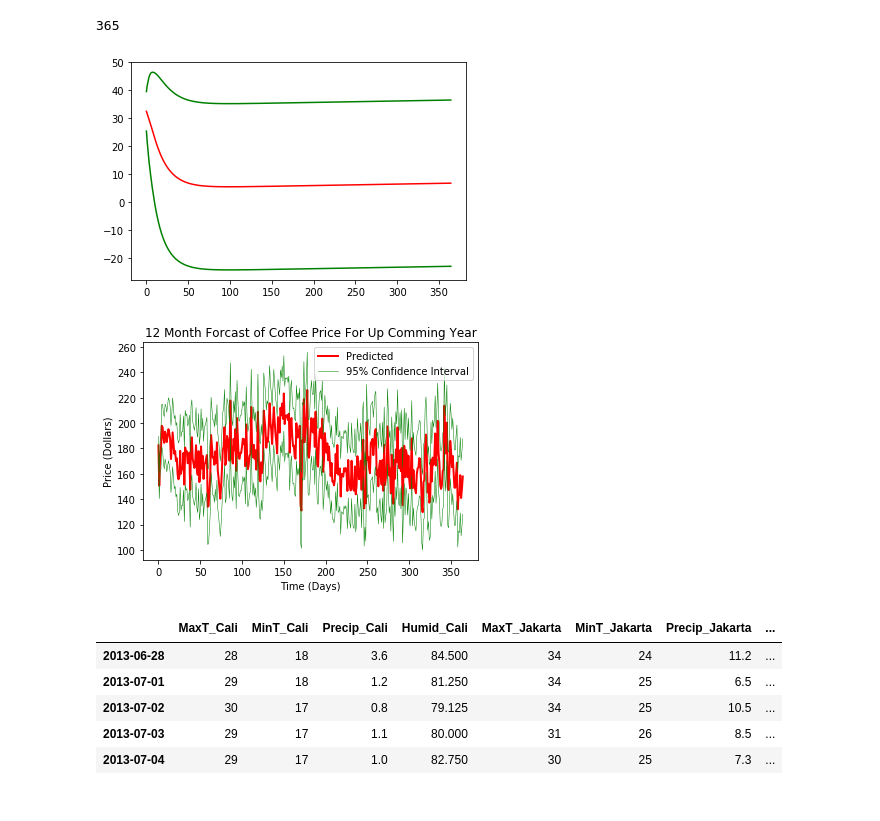
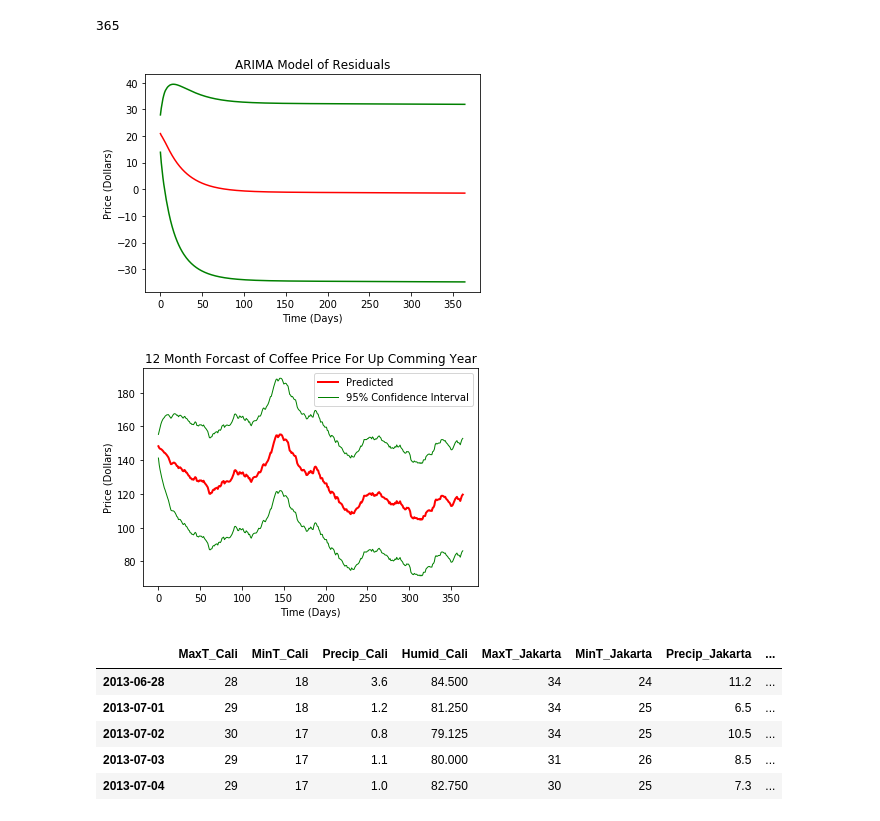
Before and after one commit to jgroth1/Project_1_Coffee_Price_Predictors, a Jupyter notebook: Analysis/Regression_Analysis.ipynb, the cells around one changed output. Drawn from its saved outputs; the diff is of its cells as text; code cells hidden in the pictures.

Commit message:
improved plots

```diff
--- a/Analysis/Regression_Analysis.ipynb
+++ b/Analysis/Regression_Analysis.ipynb
@@ -505,7 +505,7 @@ FS_test = FS_test[:]
 T_train = T_train[:]
 T_test = T_test[:]
 regression1 = RidgeCV(alphas=[0.1,0.5,1.0,2.0,3.0,5.0,10.0])
-regression2 = Lasso(alpha=1)
+regression2 = Lasso(alpha=1.8)
 regression3 = HuberRegressor(epsilon=2, alpha=.5)
 model1 = regression1.fit(FS_train, T_train)
 model2 = regression2.fit(FS_train, T_train)
@@ -854,17 +858,22 @@ Conversion of the second argument of issubdtype from `float` to `np.floating` is
 # %%
 plt.plot(forecast[0], color='red')
 plt.plot(forecast[2], color='green')
+plt.title('ARIMA Model of Residuals')
+plt.xlabel('Time (Days)')
+plt.ylabel('Price (Dollars)')
+plt.savefig('arima2.png')
 plt.show()
 # %% [output]
-[figure, old version]
+[figure, new version]
 # %%
-plt.plot(forecast_next_year + forecast[0], color='red', linewidth=2, label='Predicted')
+origin_diff = forecast_next_year[1] - target[-1]
+plt.plot(forecast_next_year + forecast[0] - origin_diff, color='red', linewidth=2, label='Predicted')
 
-x1 = forecast_next_year + forecast[2][:,0]
-x2 = forecast_next_year + forecast[2][:,1]
+x1 = forecast_next_year + forecast[2][:,0] - origin_diff
+x2 = forecast_next_year + forecast[2][:,1] - origin_diff
 x = (x1,x2)
-plt.plot(x1, color='g', linewidth=.5, label='95% Confidence Interval')
-plt.plot(x2, color='g', linewidth=.5)
+plt.plot(x1, color='g', linewidth=1, label='95% Confidence Interval')
+plt.plot(x2, color='g', linewidth=1)
 plt.xlabel('Time (Days)')
 plt.ylabel('Price (Dollars)')
 plt.title('12 Month Forcast of Coffee Price For Up Comming Year')
@@ -872,7 +881,7 @@ plt.legend()
 plt.savefig('Forcast_Price.png')
 plt.show()
 # %% [output]
-[figure, old version]
+[figure, new version]
 # %%
 Combined_DF.fillna(method='ffill')
 
```
Also changed, not shown: parts of 18 cells of this notebook, 13 other files.
